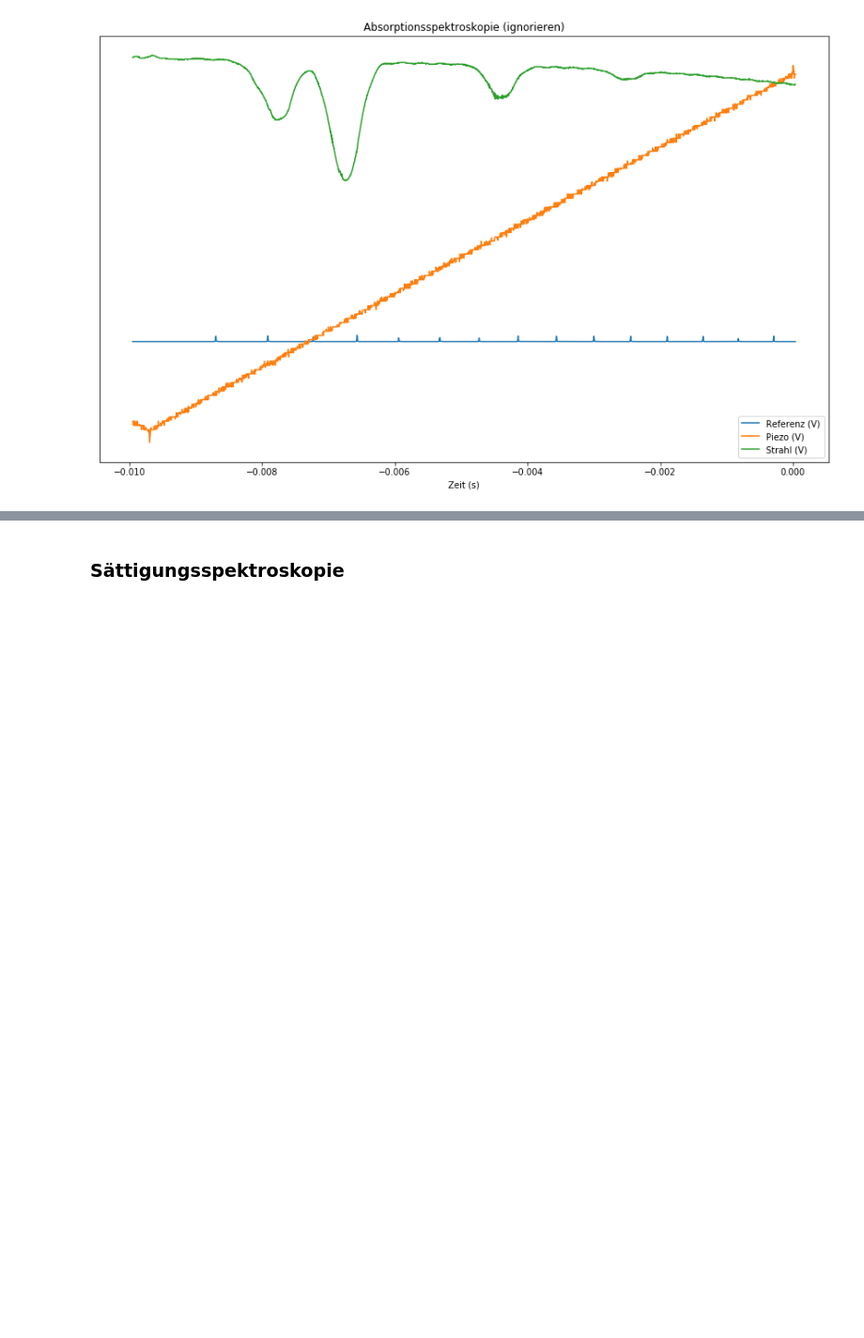
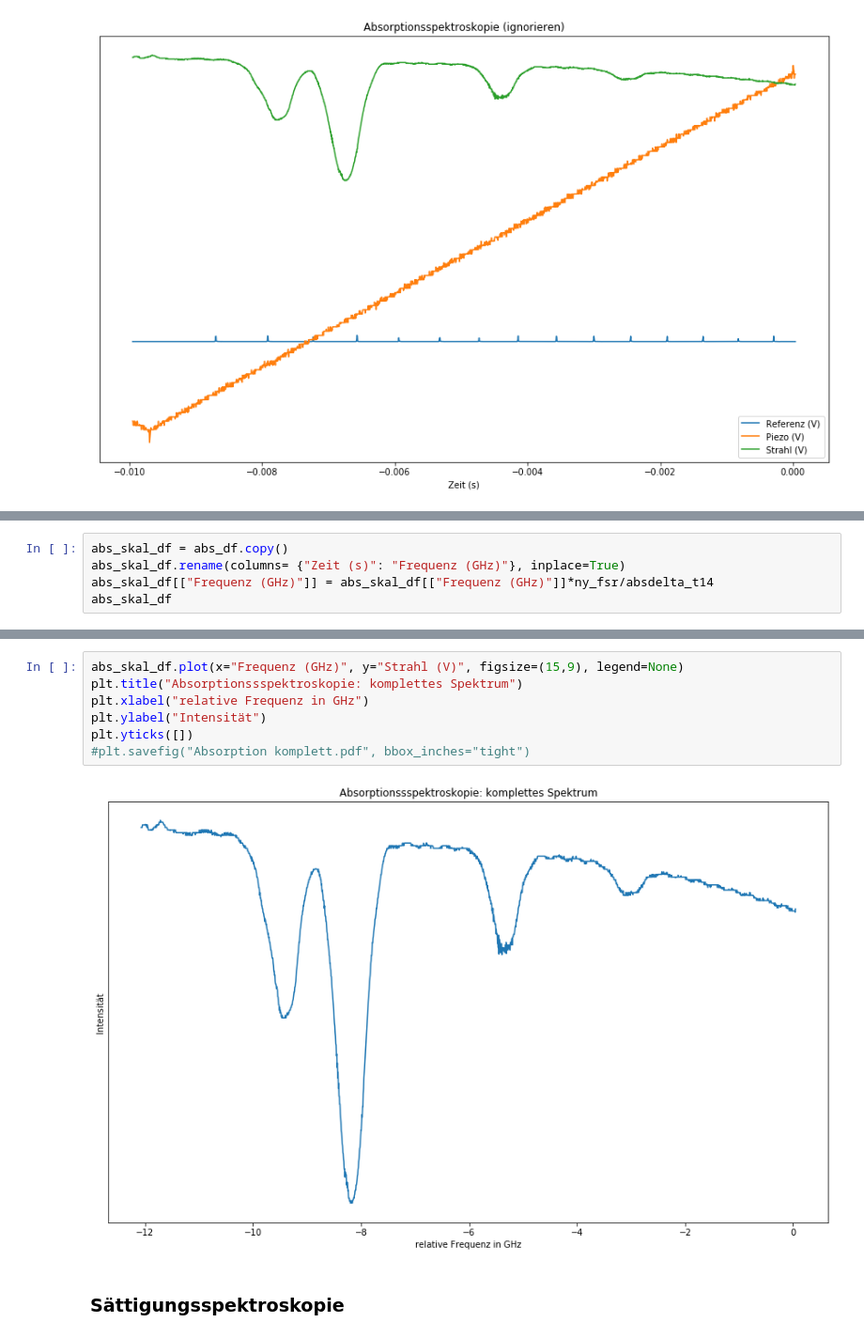
Before and after one commit to oliverschackmann/Laserspektroskopie, a Jupyter notebook: Laserspektroskopie.ipynb, the cells around one changed output, grey strips where cells are left out. Shown at 94% size. Cells and saved outputs as stored; diff of their text form; blank space fills up the shorter version.

```diff
--- a/Laserspektroskopie.ipynb
+++ b/Laserspektroskopie.ipynb
@@ -46,0 +77,5 @@ Text(0.5, 1.0, 'Absorptionsspektroskopie (ignorieren)')
+# %%
+abs_skal_df = abs_df.copy()
+abs_skal_df.rename(columns= {"Zeit (s)": "Frequenz (GHz)"}, inplace=True)
+abs_skal_df[["Frequenz (GHz)"]] = abs_skal_df[["Frequenz (GHz)"]]*ny_fsr/absdelta_t14
+abs_skal_df
@@ -47,3 +96,12 @@ Text(0.5, 1.0, 'Absorptionsspektroskopie (ignorieren)')
+# %%
+abs_skal_df.plot(x="Frequenz (GHz)", y="Strahl (V)", figsize=(15,9), legend=None)
+plt.title("Absorptionssspektroskopie: komplettes Spektrum")
+plt.xlabel("relative Frequenz in GHz")
+plt.ylabel("Intensität")
+plt.yticks([])
+#plt.savefig("Absorption komplett.pdf", bbox_inches="tight")
+# %% [output]
+[figure, added]
 # %% [markdown]
 ### Sättigungsspektroskopie
 # %%
```
Also changed, not shown: parts of 5 cells of this notebook.
